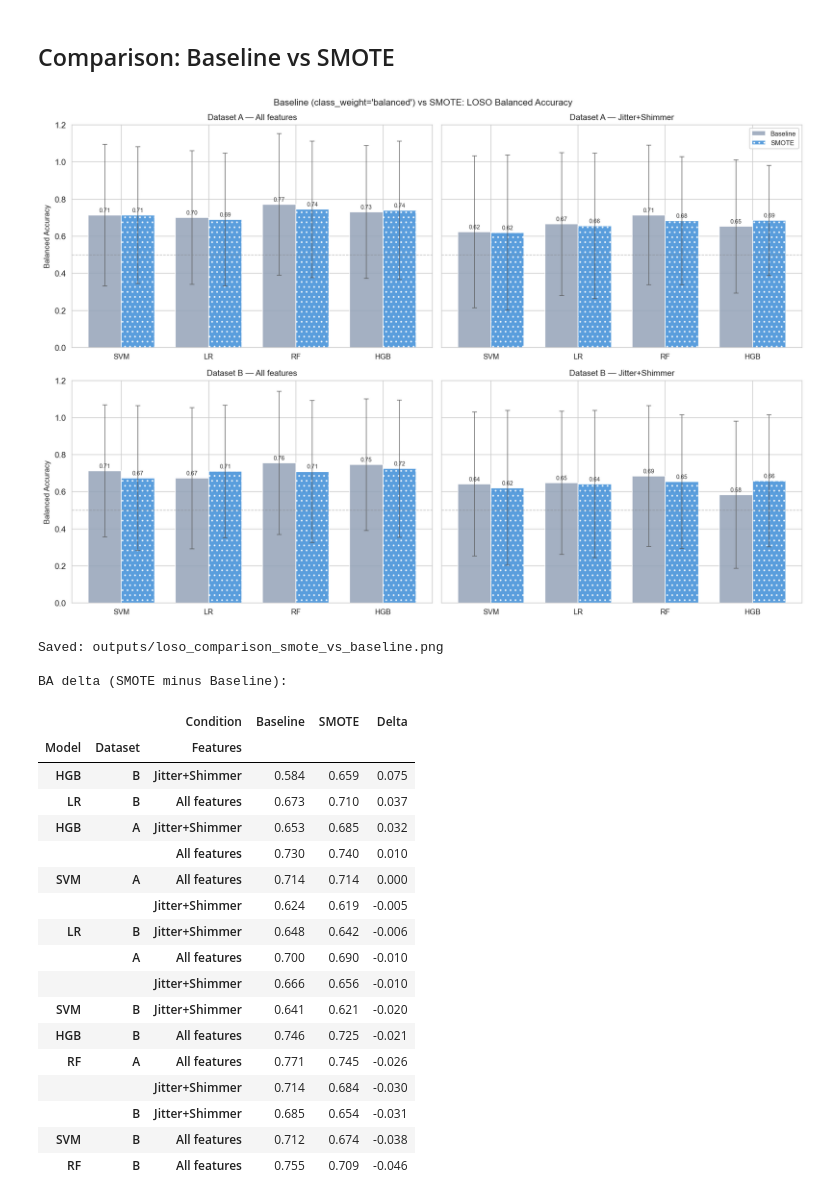
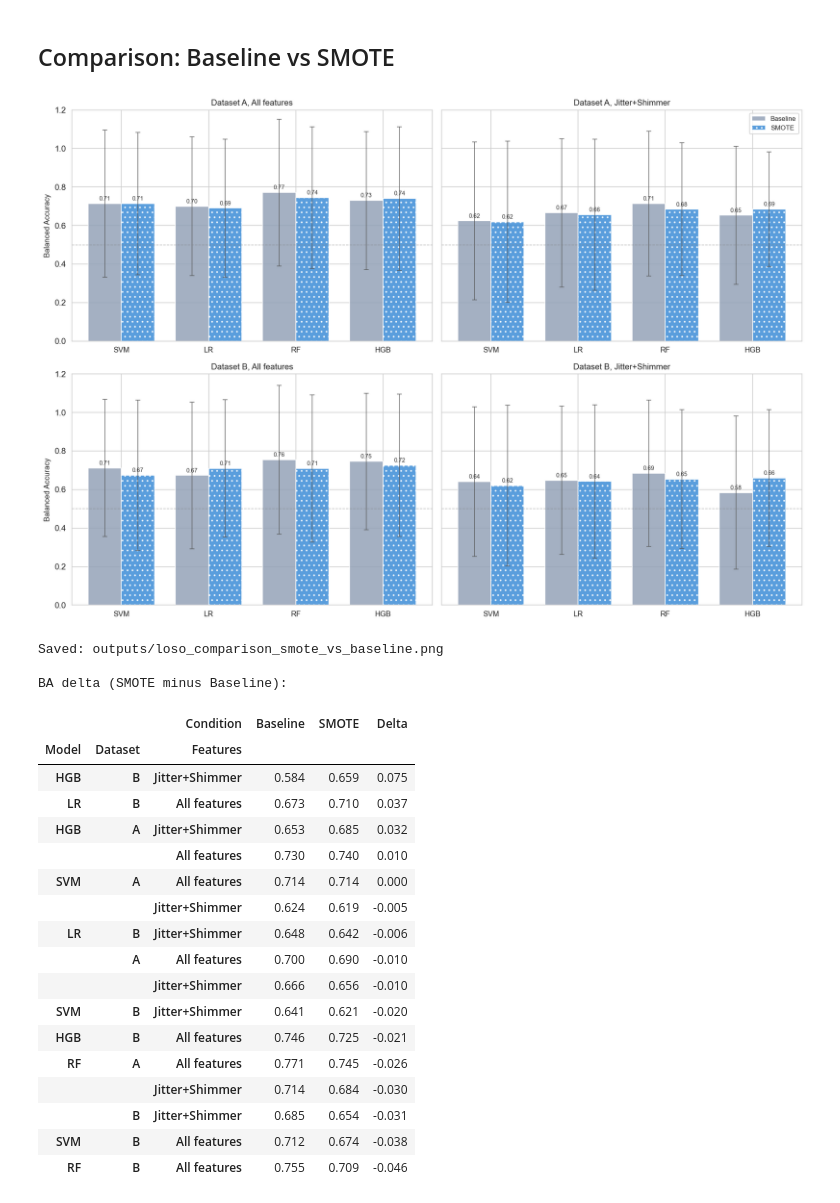
Before and after one commit to nataliia-stempkovska/FoDS-Parkinson, a Jupyter notebook: models/loso_smote_evaluation.ipynb, the cells around one changed output. Cells and saved outputs as stored; diff of their text form; code cells hidden in the pictures.

```diff
--- a/models/loso_smote_evaluation.ipynb
+++ b/models/loso_smote_evaluation.ipynb
@@ -429,39 +429,39 @@ else:
                               edgecolor='white', label=cond, alpha=0.85)
                 for bar, mean in zip(bars, means):
                     if mean > 0:
                         ax.text(bar.get_x() + bar.get_width() / 2,
                                 bar.get_height() + 0.01,
                                 f'{mean:.2f}', ha='center', va='bottom',
                                 fontsize=7, color='#333')
 
             ax.axhline(0.5, color='grey', linestyle='--', lw=0.8, alpha=0.5)
             ax.set_xticks(x)
             ax.set_xticklabels(model_order, fontsize=9)
             ax.set_ylim(0, 1.2)
-            ax.set_title(f'Dataset {ds_key} — {feat_label}', fontsize=10)
+            ax.set_title(f'Dataset {ds_key}, {feat_label}', fontsize=10)
             if col == 0:
                 ax.set_ylabel('Balanced Accuracy', fontsize=9)
             if row == 0 and col == 1:
                 ax.legend(fontsize=8)
 
-    fig.suptitle(
-        'Baseline (class_weight=\'balanced\') vs SMOTE: LOSO Balanced Accuracy',
-        fontsize=11
-    )
+    # fig.suptitle(
+    #     'Baseline (class_weight=\'balanced\') vs SMOTE: LOSO Balanced Accuracy',
+    #     fontsize=11
+    # )
     plt.tight_layout()
     plt.savefig('outputs/loso_comparison_smote_vs_baseline.png', dpi=200, bbox_inches='tight')
     plt.show()
     print('Saved: outputs/loso_comparison_smote_vs_baseline.png')
 
     # Delta table
     df_delta = (df_cmp.pivot_table(index=['Model','Dataset','Features'],
                                     columns='Condition', values='BA_mean')
                        .assign(Delta=lambda d: d['SMOTE'] - d['Baseline'])
                        .sort_values('Delta', ascending=False))
     print('\nBA delta (SMOTE minus Baseline):')
     display(df_delta.round(3))
 # %% [output]
-[figure, old version]
+[figure, new version]
 Saved: outputs/loso_comparison_smote_vs_baseline.png
 
 BA delta (SMOTE minus Baseline):
```
Also changed, not shown: 6 other files.
